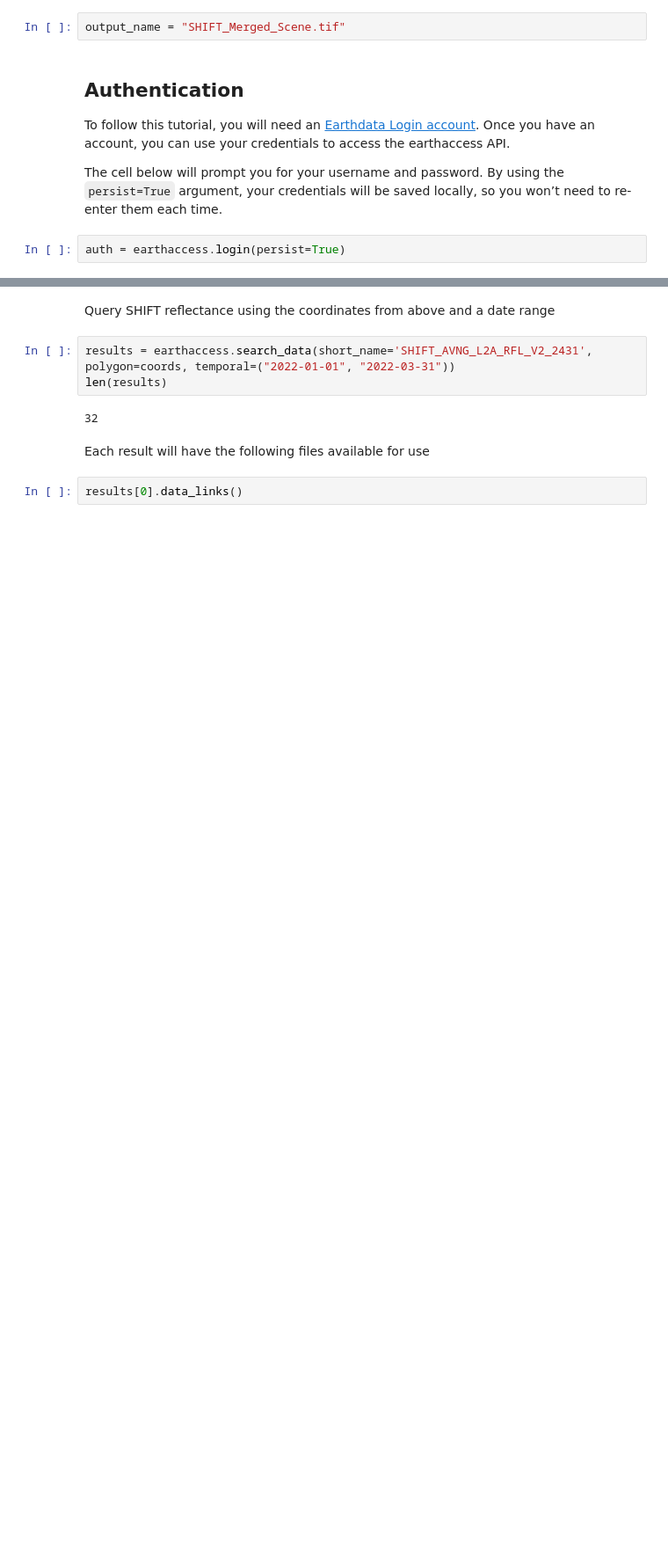
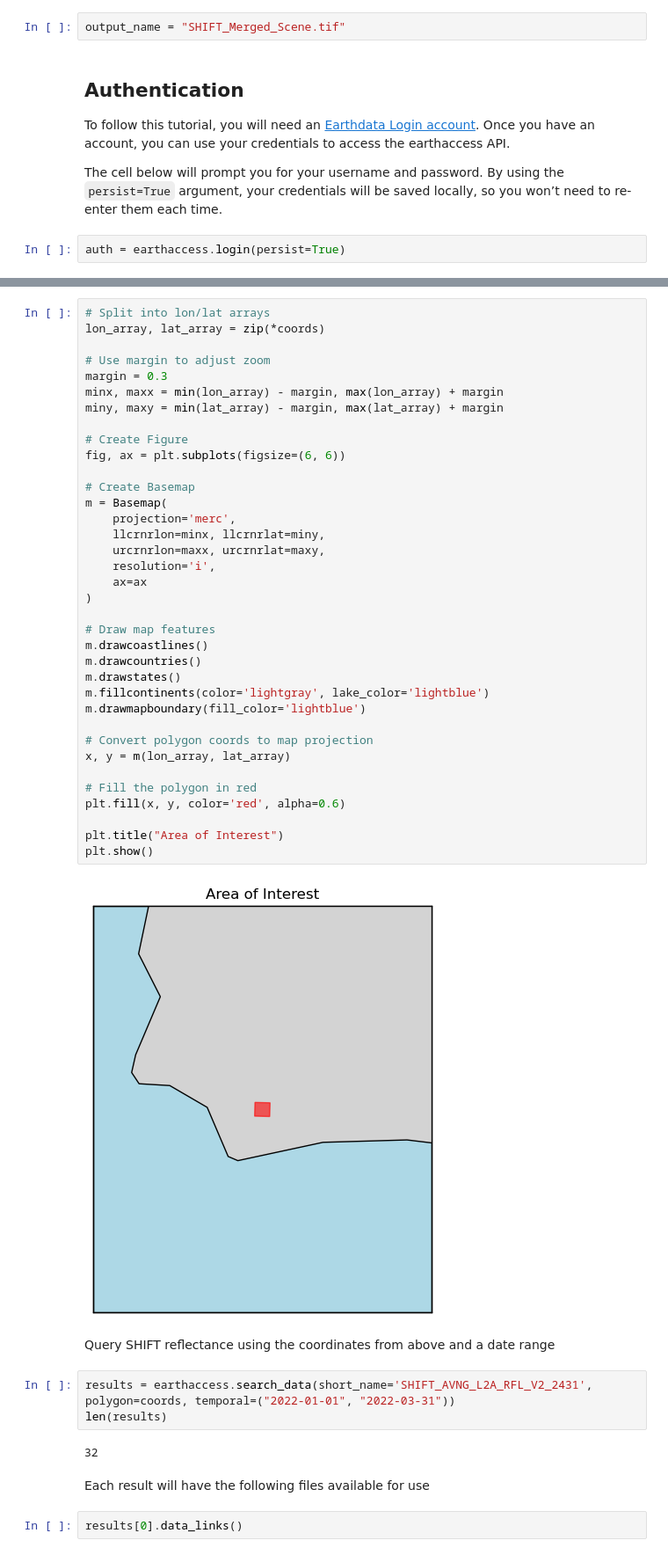
Before and after one commit to GSFC-618/618-tutorials, a Jupyter notebook: python/data_access/shift_data_access_tutorial.ipynb, the cells around one changed output, grey strips where cells are left out. Shown: that part at 88% size. Saved outputs shown, nothing was run; the diff lists cells and outputs as text; blank space fills up the shorter version.

```diff
--- a/python/data_access/shift_data_access_tutorial.ipynb
+++ b/python/data_access/shift_data_access_tutorial.ipynb
@@ -102,3 +108,41 @@ EPSG:4326
+# %%
+# Split into lon/lat arrays
+lon_array, lat_array = zip(*coords)
+
+# Use margin to adjust zoom
+margin = 0.3
+minx, maxx = min(lon_array) - margin, max(lon_array) + margin
+miny, maxy = min(lat_array) - margin, max(lat_array) + margin
+
+# Create Figure
+fig, ax = plt.subplots(figsize=(6, 6))
+
+# Create Basemap
+m = Basemap(
+    projection='merc',
+    llcrnrlon=minx, llcrnrlat=miny,
+    urcrnrlon=maxx, urcrnrlat=maxy,
+    resolution='i',
+    ax=ax
+)
+
+# Draw map features
+m.drawcoastlines()
+m.drawcountries()
+m.drawstates()
+m.fillcontinents(color='lightgray', lake_color='lightblue')
+m.drawmapboundary(fill_color='lightblue')
+
+# Convert polygon coords to map projection
+x, y = m(lon_array, lat_array)
+
+# Fill the polygon in red
+plt.fill(x, y, color='red', alpha=0.6)
+
+plt.title("Area of Interest")
+plt.show()
+# %% [output]
+[figure, added]
 # %% [markdown]
 Query SHIFT reflectance using the coordinates from above and a date range
 # %%
```
Also changed, not shown: parts of 12 cells of this notebook, 1 other file.
